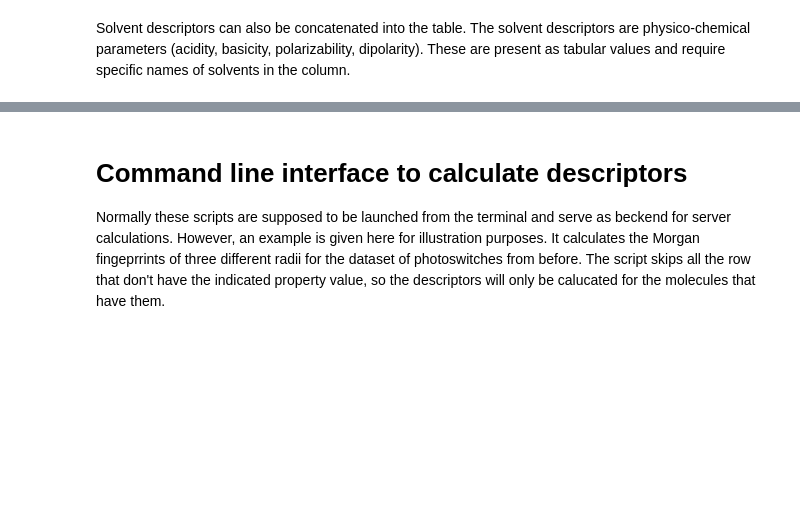
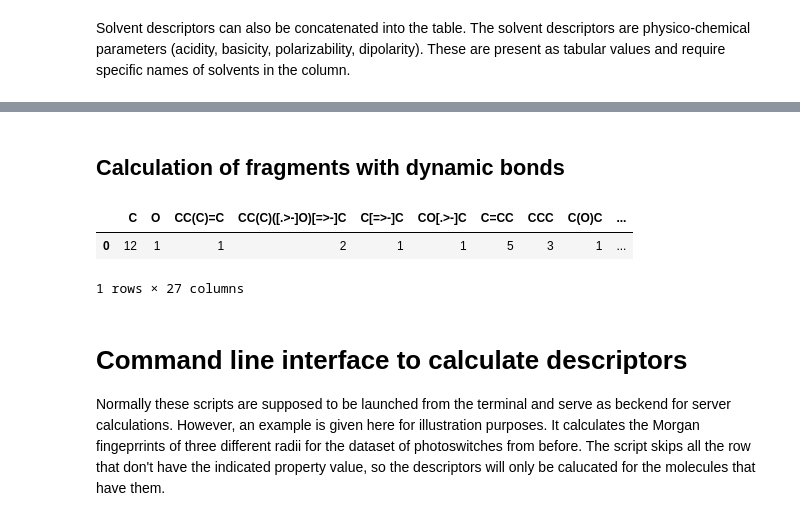
Before and after one commit to POSidorov/DOPtools, a Jupyter notebook: Tutorials/01 - Structural features.ipynb, the cells around one changed output, grey strips where cells are left out. Saved outputs shown, nothing was run; the diff lists cells and outputs as text; code cells hidden in the pictures; blank space fills up the shorter version.

```diff
--- a/Tutorials/01 - Structural features.ipynb
+++ b/Tutorials/01 - Structural features.ipynb
@@ -285,3 +295,18 @@ cat_desc
+# %% [markdown]
+## Calculation of fragments with dynamic bonds
+# %%
+# reaction must be mapped
+# reaction SMILES are cut due to size
+r_smiles = "[OH:4][CH2:13][CH2:12][CH2:11][CH2:10][C:2](=[CH2:3])[C:1]1=[CH:5][CH:6]=[CH:7][CH:8]=[CH:9]1>>[CH3:3][C:2]1([CH2:10][CH2:11][CH2:12][CH2:13][O:4]1)[C:1]1=[CH:5][CH:6]=[CH:7][CH:8]=[CH:9]1"
+reac = smiles(r_smiles)
+circus_fragmentor_r = ChythonCircus(0, # minimum radius
+                                  3) # maximum radius
+# using fit_transform function of sklearn Transformer
+circus_fragmentor_r.fit_transform([reac])
+# %% [output]
+|  | C | O | CC(C)=C | CC(C)([.>-]O)[=>-]C | C[=>-]C | CO[.>-]C | C=CC | CCC | C(O)C | ... |
+| 0 | 12 | 1 | 1 | 2 | 1 | 1 | 5 | 3 | 1 | ... |
+1 rows × 27 columns
 # %% [markdown]
 # Command line interface to calculate descriptors
 
```
Also changed, not shown: parts of 3 cells of this notebook, 7 other files.
